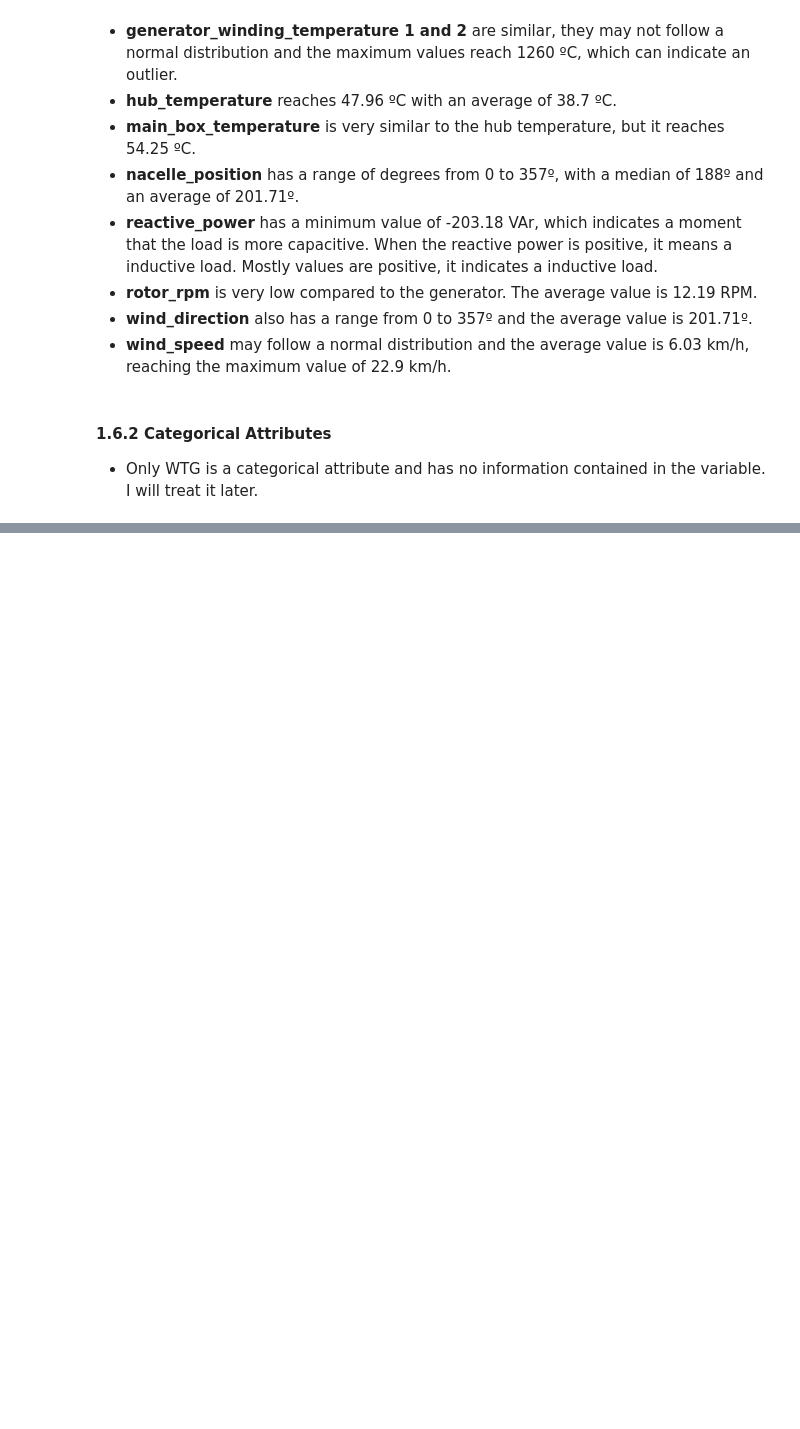
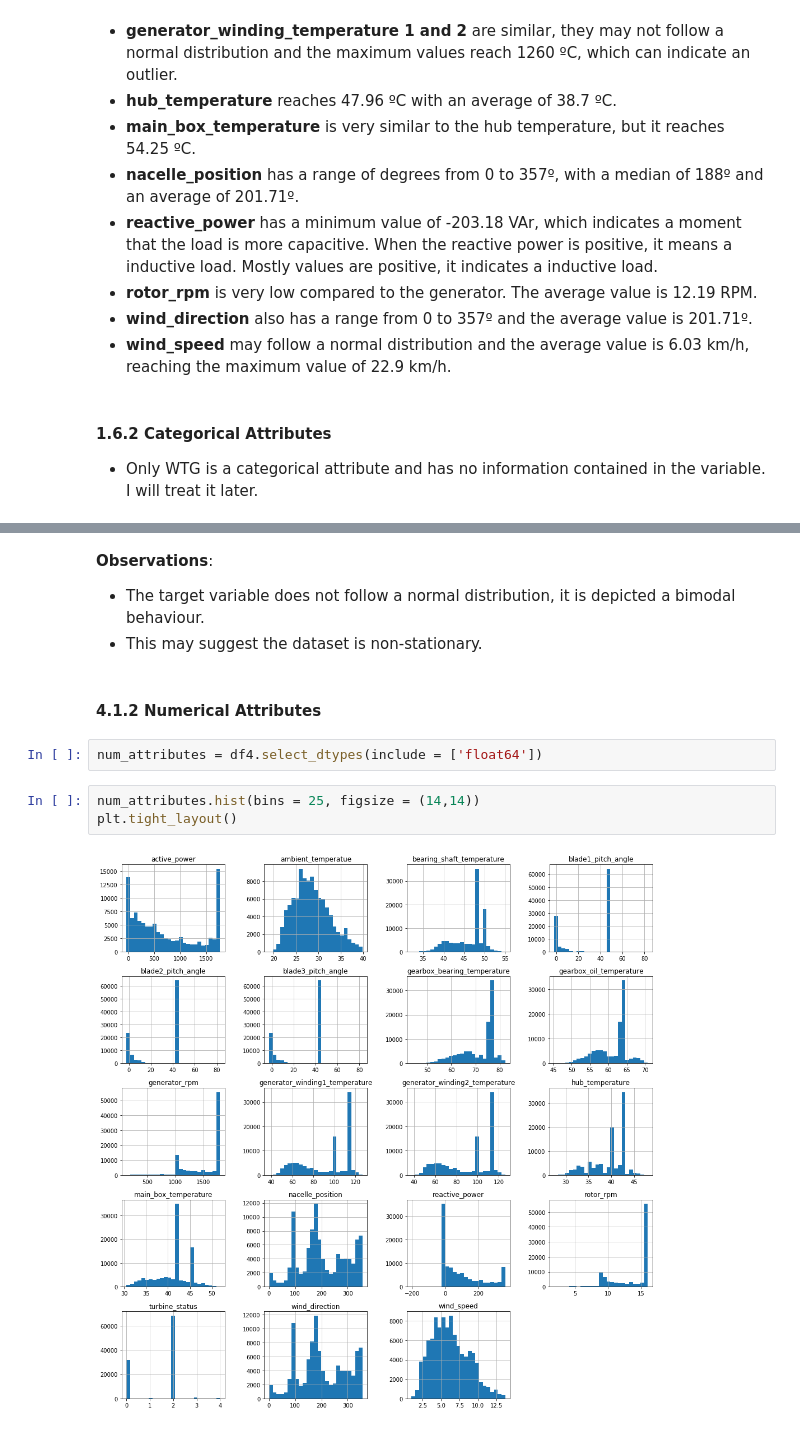
Before and after one commit to jooaobrum/power-wind-forecasting, a Jupyter notebook: notebooks/power_wind_forecasting.ipynb, the cells around one changed output, grey strips where cells are left out. Saved outputs shown, nothing was run; the diff lists cells and outputs as text; blank space fills up the shorter version.

```diff
--- a/notebooks/power_wind_forecasting.ipynb
+++ b/notebooks/power_wind_forecasting.ipynb
@@ -247,0 +488,13 @@ descriptive_analysis(num_attributes)
+# %% [markdown]
+**Observations**:
+- The target variable does not follow a normal distribution, it is depicted a bimodal behaviour.
+- This may suggest the dataset is non-stationary.
+# %% [markdown]
+#### 4.1.2 Numerical Attributes
+# %%
+num_attributes = df4.select_dtypes(include = ['float64'])
+# %%
+num_attributes.hist(bins = 25, figsize = (14,14))
+plt.tight_layout()
+# %% [output]
+[figure, added]
```
Also changed, not shown: parts of 130 cells of this notebook, 1 other file.
